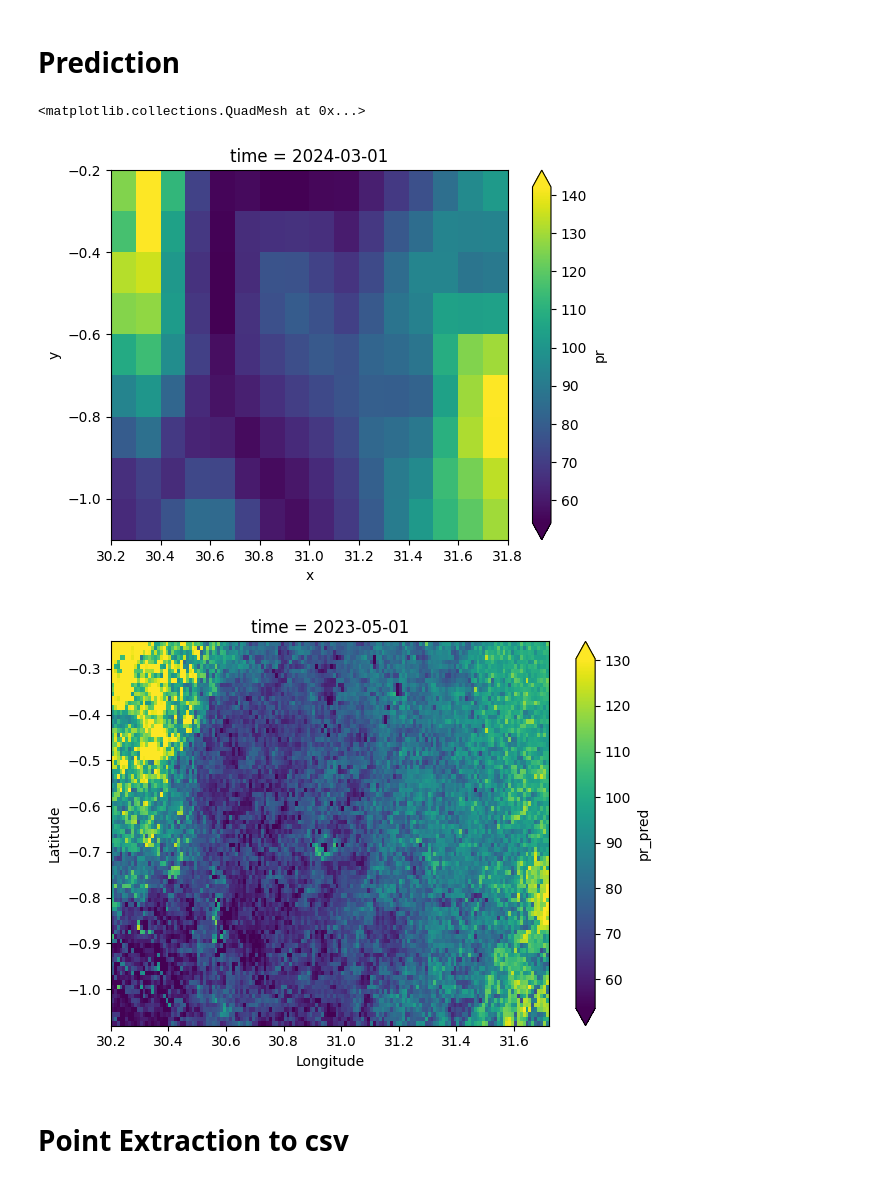
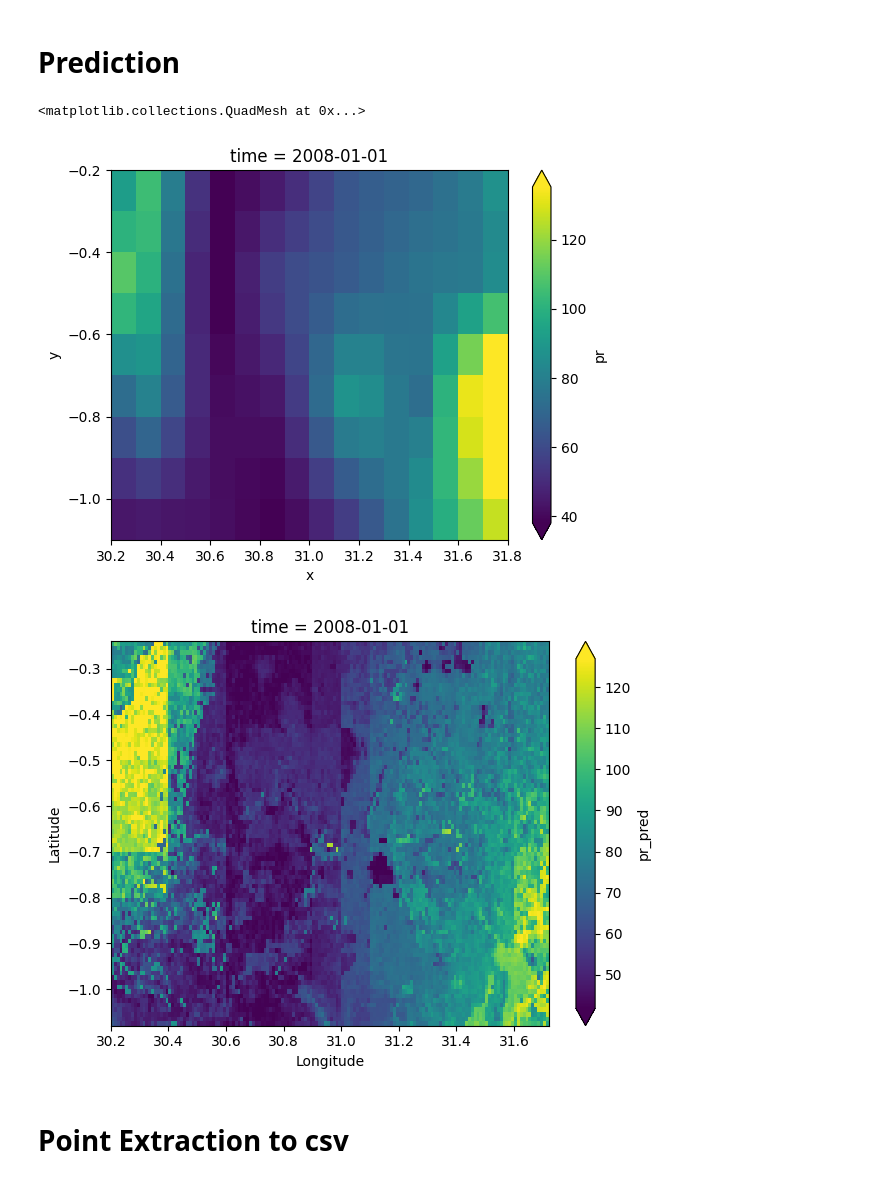
Before and after one commit to AbbasNkundizana/Rwizi_Climate, a Jupyter notebook: precipitationDownscaling.ipynb, the cells around one changed output. Cells and saved outputs as stored; diff of their text form; code cells hidden in the pictures.

```diff
--- a/precipitationDownscaling.ipynb
+++ b/precipitationDownscaling.ipynb
@@ -83,5 +78,20 @@ era5 = (
+# %%
+#Access the image collections
+#Precipitation *** To be downscaled
+#ERA5-Land Monthly Aggregated - ECMWF Climate Reanalysis (11.132km)
+
+###1st February 1950 To Date
+
+era5 = (
+    ee.ImageCollection("ECMWF/ERA5_LAND/MONTHLY_AGGR")
+    .filterDate('2001', '2026')
+    .select(['total_precipitation_sum'],['pr'])
+)
+
+#era5
 # %%
-time_start = ee.Date('2015')
+#Set the datsets start and end dates (end date is treated as exclusive in GEE )
+time_start = ee.Date('2001')
 time_end = ee.Date('2026')
 
 time_dif = time_end.difference(time_start, 'month').round()
@@ -318,25 +343,25 @@ df_1km['pr_pred'] = model.predict(df_1km)
 pr_1km = df_1km['pr_pred'].to_xarray()
 # %%
 #Plot Spatial Distribution for One Time Step (Original Precipitation)
-pr_10km.pr.isel(time = 110).plot(
+pr_10km.pr.isel(time = 84).plot(
     x = 'x', y = 'y', robust = True
 )
 # %% [output]
 <matplotlib.collections.QuadMesh at 0x...>
-[figure, old version]
+[figure, new version]
 # %%
 #Predicted Precipitation
-pr_1km.isel(time = 100).plot(
+pr_1km.isel(time = 84).plot(
     x = 'x', y = 'y', robust = True,
 )
 
 import matplotlib.pyplot as plt
 plt.xlabel("Longitude")
 plt.ylabel("Latitude")
 plt.tight_layout()
 plt.show()
 # %% [output]
-[figure, old version]
+[figure, new version]
 # %% [markdown]
 # **Point Extraction to csv**
 # %%
```
Also changed, not shown: parts of 19 cells of this notebook.
